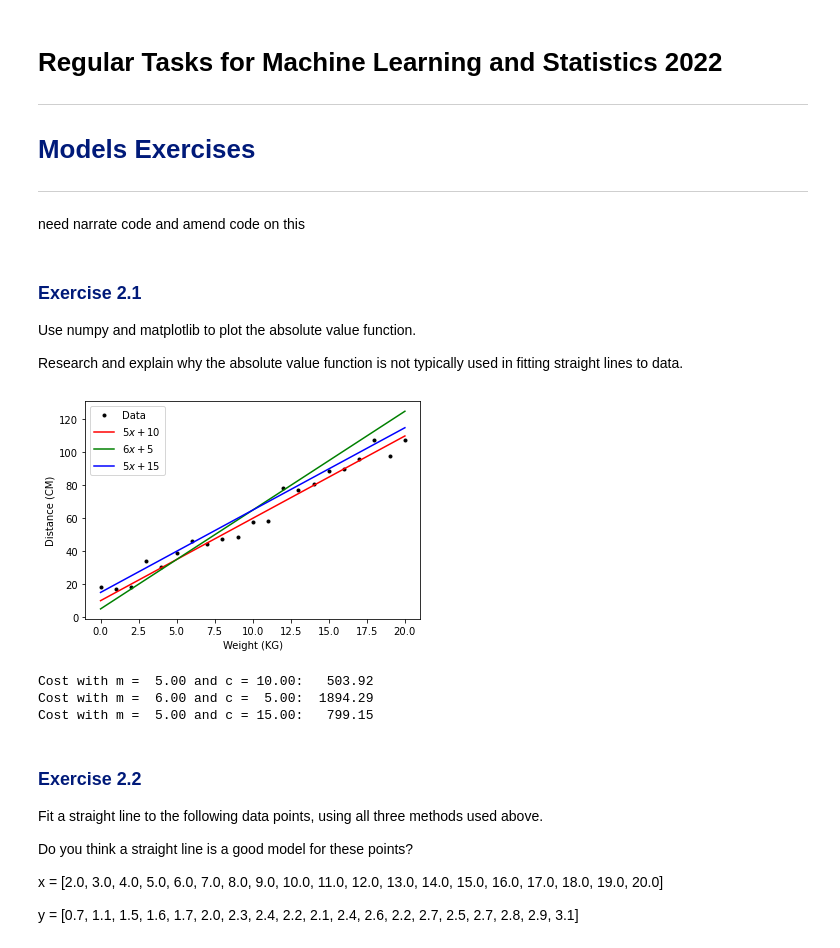
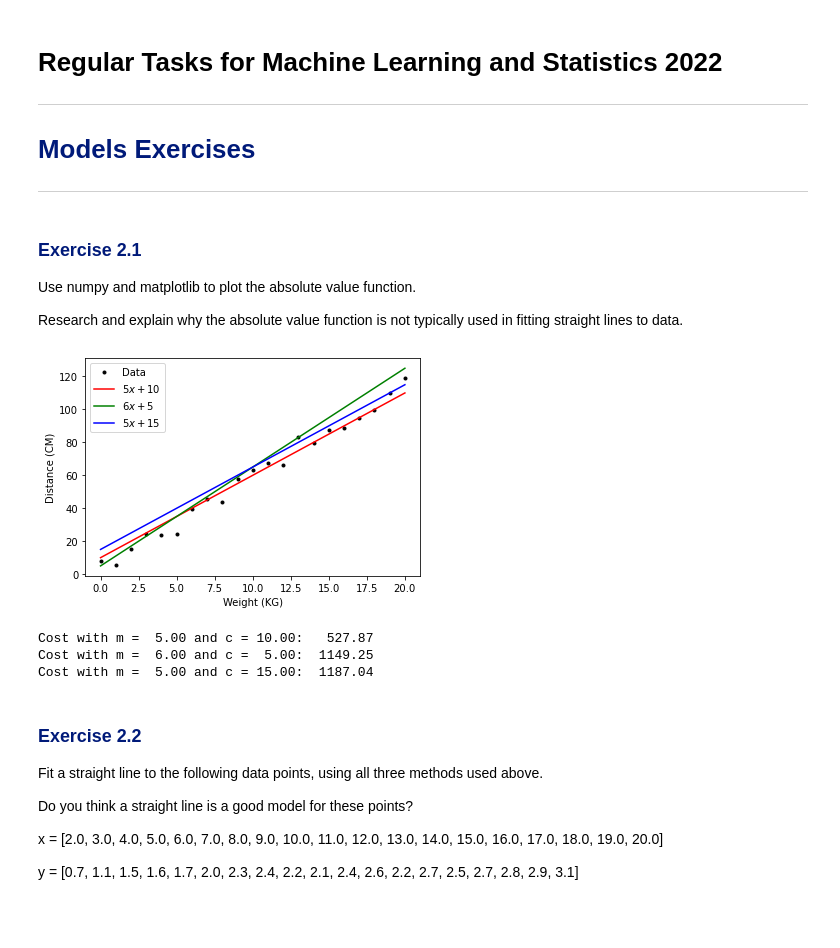
Before and after one commit to LauraBrogan/2022-MLS-Assessment, a Jupyter notebook: Regular Tasks/models-tasks.ipynb, the cells around one changed output. Drawn from its saved outputs; the diff is of its cells as text; code cells hidden in the pictures; blank space fills up the shorter version.

```diff
--- a/Regular Tasks/models-tasks.ipynb
+++ b/Regular Tasks/models-tasks.ipynb
@@ -4,8 +4,6 @@
 <h1 style="color: #001a79;">Models Exercises</h1>
 
 <hr style="border-top: 1px solid #001a79;" />
-# %% [markdown]
-need narrate code and amend code on this
 # %% [markdown]
 <h3 style="color: #001a79;">Exercise 2.1</h3>
 
@@ -18,42 +16,42 @@ import matplotlib.pyplot as plt
 import numpy as np
 # %%
 #Return evenly spaced values within a given interval
-w = np.arange(0.0, 21.0, 1.0)
+t = np.arange(0.0, 21.0, 1.0)
 #np.random - Draw random samples from a normal distribution.
-d = 5.0 * w + 10.0 + np.random.normal(0.0, 5.0, w.size)
+r = 5.0 * t + 10.0 + np.random.normal(0.0, 5.0, t.size)
 # %%
 # Plot w versus d with black dots.
-plt.plot(w, d, 'k.', label="Data")
+plt.plot(t, r, 'k.', label="Data")
 
 # Overlay some lines on the plot.
 x = np.arange(0.0, 21.0, 1.0)
 plt.plot(x, 5.0 * x + 10.0, 'r-', label=r"$5x + 10$")
 plt.plot(x, 6.0 * x +  5.0, 'g-', label=r"$6x +  5$")
 plt.plot(x, 5.0 * x + 15.0, 'b-', label=r"$5x + 15$")
 
 # Add a legend.
 plt.legend()
 
 # Add axis labels.
 plt.xlabel('Weight (KG)')
 plt.ylabel('Distance (CM)')
 
 # Show the plot.
 plt.show()
 # %% [output]
-[figure, old version]
+[figure, new version]
 # %%
 # Calculate the cost of the lines above for the data above.
 # Code adapted from: https://github.com/ianmcloughlin/2223-S1-machine-learn-stats/blob/main/notebooks/02-models.ipynb
-cost = lambda m,c: np.sum([(d[i] - m * w[i] - c)**2 for i in range(w.size)])
+cost = lambda m,c: np.sum([(r[i] - m * t[i] - c)**2 for i in range(t.size)])
 
 print("Cost with m = %5.2f and c = %5.2f: %8.2f" % (5.0, 10.0, cost(5.0, 10.0)))
 print("Cost with m = %5.2f and c = %5.2f: %8.2f" % (6.0,  5.0, cost(6.0,  5.0)))
 print("Cost with m = %5.2f and c = %5.2f: %8.2f" % (5.0, 15.0, cost(5.0, 15.0)))
 # %% [output]
-Cost with m =  5.00 and c = 10.00:   503.92
-Cost with m =  6.00 and c =  5.00:  1894.29
-Cost with m =  5.00 and c = 15.00:   799.15
+Cost with m =  5.00 and c = 10.00:   527.87
+Cost with m =  6.00 and c =  5.00:  1149.25
+Cost with m =  5.00 and c = 15.00:  1187.04
 # %% [markdown]
 <h3 style="color: #001a79;">Exercise 2.2</h3>
 
```
Also changed, not shown: parts of 17 cells of this notebook, 1 other file.
